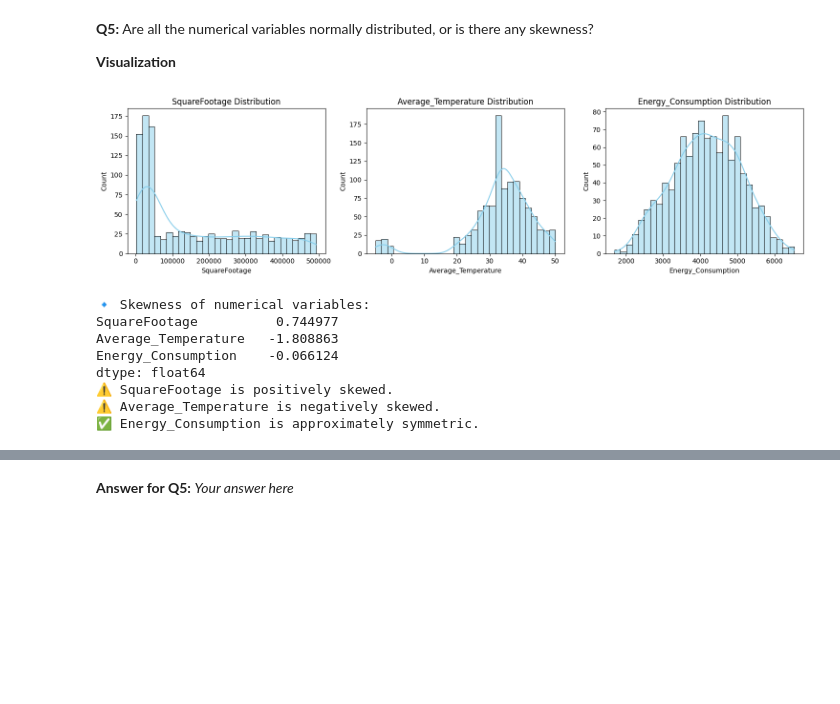
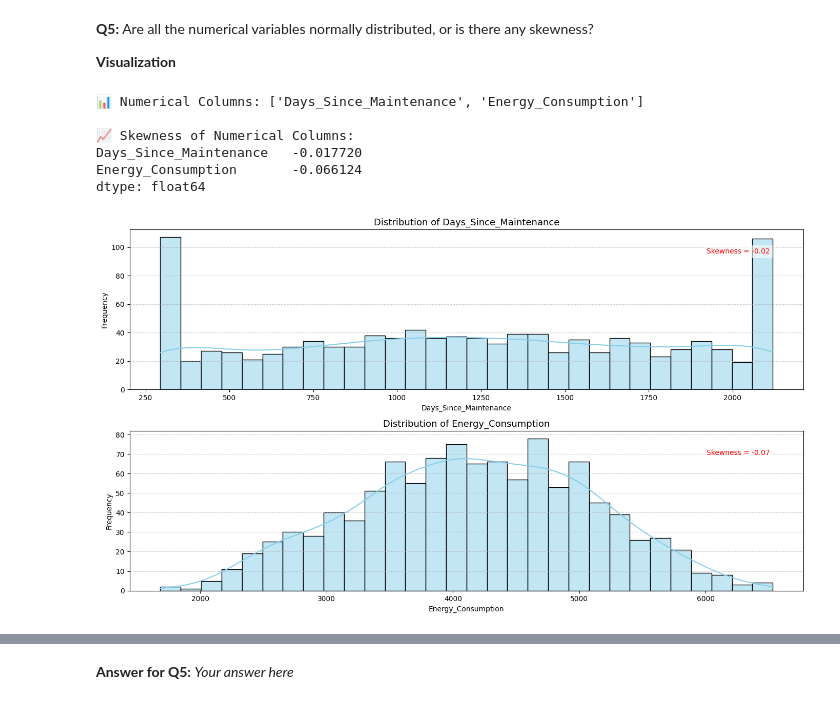
Before and after one commit to AhmedAbdelaziz003/SE, a Jupyter notebook: Regression_Mini-Project.ipynb, the cells around one changed output, grey strips where cells are left out. Saved outputs shown, nothing was run; the diff lists cells and outputs as text; code cells hidden in the pictures; blank space fills up the shorter version.

```diff
--- a/Regression_Mini-Project.ipynb
+++ b/Regression_Mini-Project.ipynb
@@ -116,6 +129,0 @@ min             NaN           NaN         NaN          NaN         NaN
-# %%
-
-
-print("🔹 Cleaned DataFrame:")
-df['Day_of_Week'] = df['Day_of_Week'].str.strip().str.title()
-print(df)
@@ -400,39 +486,57 @@ Passing `palette` without assigning `hue` is deprecated and will be removed in v
 
 **Visualization**
 # %%
+import matplotlib.pyplot as plt
+import seaborn as sns
+import pandas as pd
 
-numeric_cols = ['SquareFootage', 'Average_Temperature', 'Energy_Consumption']
 
-# 1️⃣ Plot distributions
-plt.figure(figsize=(15,4))
-for i, col in enumerate(numeric_cols):
-    plt.subplot(1, 3, i+1)
-    sns.histplot(df[col], kde=True, bins=30, color='skyblue')
-    plt.title(f"{col} Distribution")
+num_cols = df_clean.select_dtypes(include=['int64', 'float64']).columns.tolist()
+print("📊 Numerical Columns:", num_cols, "\n")
+
+
+skewness_values = df_clean[num_cols].skew().sort_values(ascending=False)
+print("📈 Skewness of Numerical Columns:")
+print(skewness_values, "\n")
+
+
+num_cols_count = len(num_cols)
+plt.figure(figsize=(14, 4 * num_cols_count))
+
+for i, col in enumerate(num_cols, start=1):
+    plt.subplot(num_cols_count, 1, i)
+    sns.histplot(df_clean[col], kde=True, bins=30, color='skyblue')
+    plt.title(f"Distribution of {col}", fontsize=13)
     plt.xlabel(col)
+    plt.ylabel("Frequency")
+    plt.grid(axis='y', linestyle='--', alpha=0.6)
+
+
+    skew_val = skewness_values[col]
+    skew_text = f"Skewness = {skew_val:.2f}"
+    plt.text(
+        0.95, 0.85, skew_text,
+        transform=plt.gca().transAxes,
+        fontsize=10,
+        color='red',
+        ha='right',
+        bbox=dict(facecolor='white', alpha=0.6, edgecolor='none')
+    )
+
 plt.tight_layout()
 plt.show()
 
-# 2️⃣ Calculate skewness
-skewness = df[numeric_cols].skew()
-print("🔹 Skewness of numerical variables:")
-print(skewness)
 
-# Interpretation
-for col, val in skewness.items():
-    if val > 0.5:
-        print(f"⚠️ {col} is positively skewed.")
-    elif val < -0.5:
-        print(f"⚠️ {col} is negatively skewed.")
-    else:
-        print(f"✅ {col} is approximately symmetric.")
+print("📘 Interpretation:")
+print("• Skewness close to 0 → approximately normal distribution.")
+print("• Positive skew → tail on the right (right-skewed).")
+print("• Negative skew → tail on the left (left-skewed).")
+print("\n✅ Use this to identify which numerical variables deviate from normality.")
 # %% [output]
+📊 Numerical Columns: ['Days_Since_Maintenance', 'Energy_Consumption']
+
+📈 Skewness of Numerical Columns:
+Days_Since_Maintenance   -0.017720
+Energy_Consumption       -0.066124
+dtype: float64
-[figure, old version]
+[figure, new version]
-🔹 Skewness of numerical variables:
-SquareFootage          0.744977
-Average_Temperature   -1.808863
-Energy_Consumption    -0.066124
-dtype: float64
-⚠️ SquareFootage is positively skewed.
-⚠️ Average_Temperature is negatively skewed.
-✅ Energy_Consumption is approximately symmetric.
```
Also changed, not shown: parts of 18 cells of this notebook.
